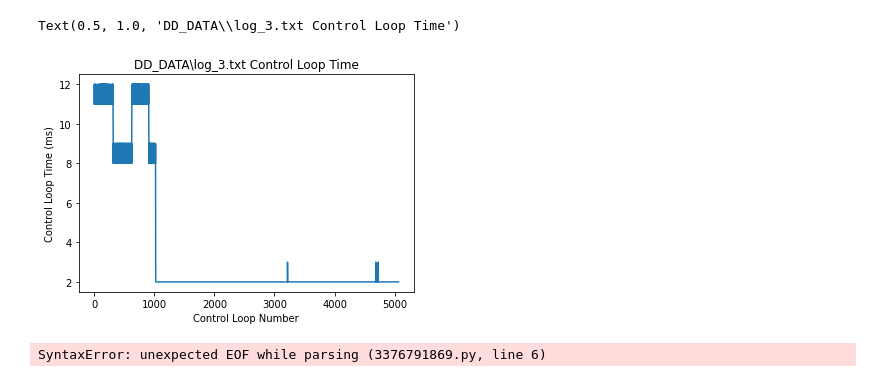
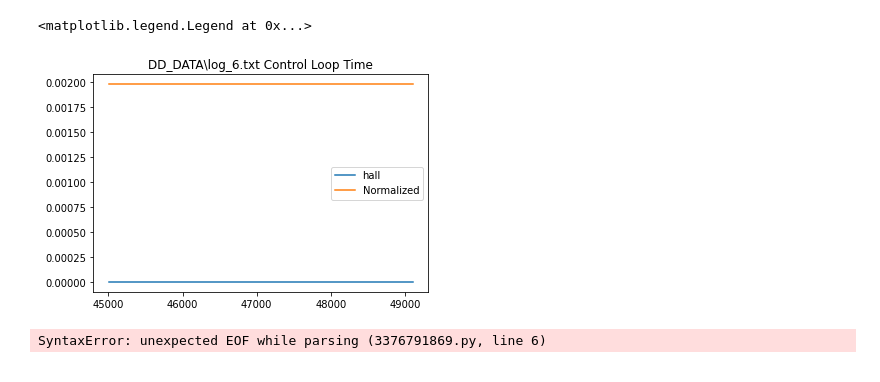
Before and after one commit to Bruin-Racing-Baja/MOAT, a Jupyter notebook: data_analysis/Data analysis.ipynb, the cells around one changed output. Drawn from its saved outputs; the diff is of its cells as text; code cells hidden in the pictures.

```diff
--- a/data_analysis/Data analysis.ipynb
+++ b/data_analysis/Data analysis.ipynb
@@ -4,7 +4,7 @@
 #can be found here. Change the values, then go and run all
 
 #Location to load data from (.txt file, make sure there is no text besides the first four rows)
-file_path = 'DD_DATA\log_3.txt'
+file_path = 'DD_DATA\log_6.txt'
 
 #List of all properties collected in the log, IN ORDER
 properties = [
@@ -45,6 +45,8 @@ properties_to_normalize = [
     "therm3",
     "dt",
     "roll_frame",
+    "exp_decay",
+    "ref_rpm",
     ]
 
 #All of the tuples in this array will be graphed automatically
@@ -70,11 +72,13 @@ auto_graphs = [("s_time", "rpm"),
 multi_auto_graphs = [("s_time", "rpm", "enc_pos"),
                     ("s_time", "rpm", "act_vel"),
                     ("s_time", "o_curr", "act_vel"),
-                    ("s_time", "enc_pos", "hall_in", "hall_out"),
+                    ("s_time", "rpm", "hall_in", "hall_out"),
+                    ("s_time", "hall_in", "hall_out", "act_vel"),
                     ("s_time", "estop", "enc_pos"),
                     ("s_time", "roll_frame", "exp_decay"),
                     ("s_time", "roll_frame", "ref_rpm"),
                     ("s_time", "roll_frame", "rpm"),
+                    ("roll_frame", "rpm", "ref_rpm"),
                     ]
 
 auto_crop = False #Auto crops based off of status codes and applies to all auto-generated graphs
@@ -265,13 +271,22 @@ for x, *args in multi_auto_graphs:
 # These are graphs that require specific functions or setup
 # %%
 # This graph shows how the length it takes the control function to execute changes
-plt.plot(data["f_time"] - data["s_time"])
-plt.ylabel("Control Loop Time (ms)")
-plt.xlabel("Control Loop Number")
+# plt.plot(data["f_time"] - data["s_time"])
+start_c = 3800
+stop_c = 4200
+plt.plot(data["s_time"][start_c:stop_c], data["hall_in"][start_c:stop_c], label="hall")
+# plt.ylabel("Control Loop Time (ms)")
+# plt.xlabel("Control Loop Number")
 plt.title(file_path + " Control Loop Time")
+control_loop_time = (data["f_time"] - data["s_time"])
+control_loop_time /= max(control_loop_time)
+plt.plot(data["s_time"][start_c:stop_c], control_loop_time[start_c:stop_c], label="Normalized")
+plt.legend()
+# plt
+# control_loop_time.index(max(control_loop_time))
 # %% [output]
-Text(0.5, 1.0, 'DD_DATA\\log_3.txt Control Loop Time')
+<matplotlib.legend.Legend at 0x...>
-[figure, old version]
+[figure, new version]
 # %%
 # This graph superimposes the reference rpm and the actual rpm for each wheel speed
 # This function recreates the reference rpm values, and must be updated as the code changes
```
Also changed, not shown: parts of 4 cells of this notebook.
